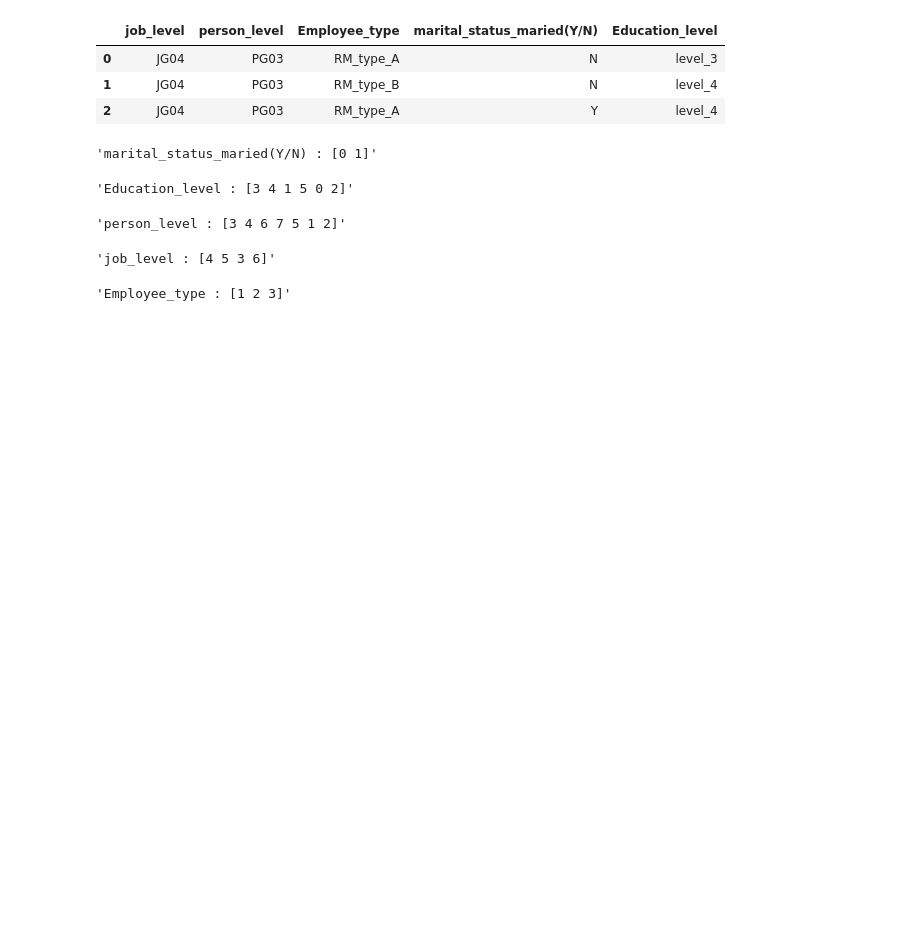
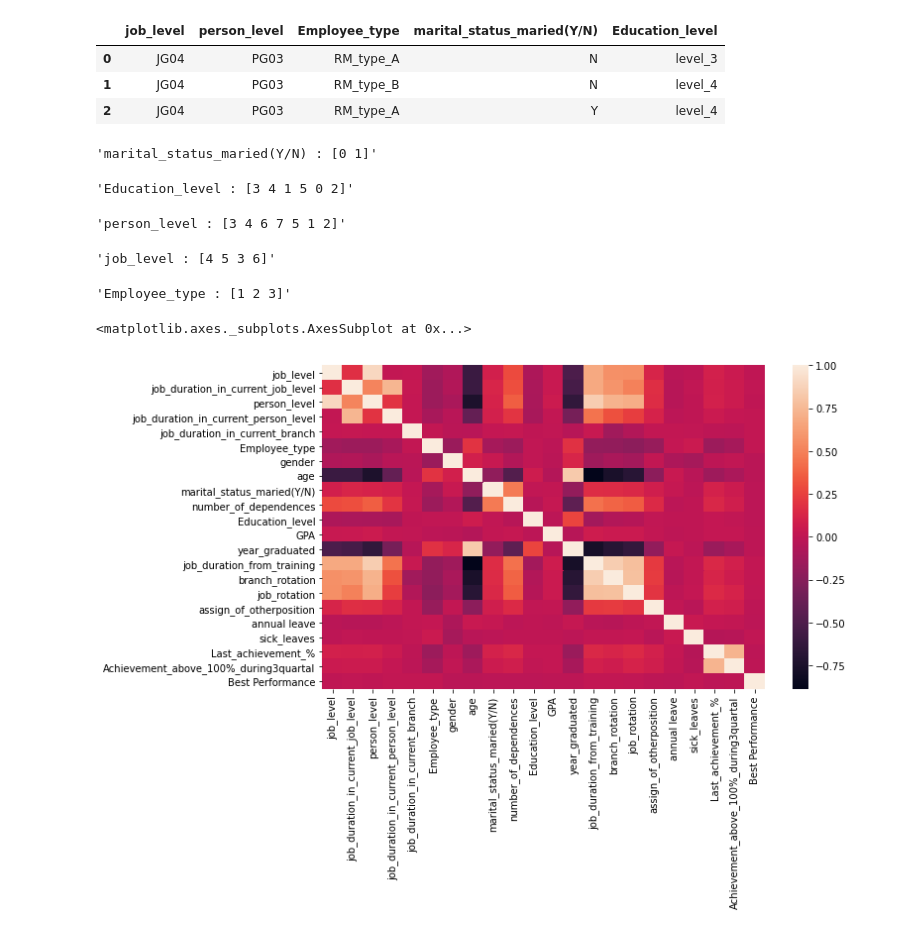
Before and after one commit to raissadvy/day17_300days_codechallenge, a Jupyter notebook: init_3.ipynb, the cells around one changed output. Saved outputs shown, nothing was run; the diff lists cells and outputs as text; code cells hidden in the pictures; blank space fills up the shorter version.

```diff
--- a/init_3.ipynb
+++ b/init_3.ipynb
@@ -167,16 +171,16 @@ memory usage: 2.1 MB
 # %%
-# df_train['Education_level'] = df_train['Education_level'].apply(lambda x: x.replace("level_", "")).astype('int32')
+df_train['Education_level'] = df_train['Education_level'].apply(lambda x: x.replace("level_", "")).astype('int32')
 display(f"Education_level : {df_train['Education_level'].unique()}")
 print()
-# df_train['person_level'] = df_train['person_level'].apply(lambda x: x.replace("PG0", "")).astype('int32')
+df_train['person_level'] = df_train['person_level'].apply(lambda x: x.replace("PG0", "")).astype('int32')
 display(f"person_level : {df_train['person_level'].unique()}")
 print()
-# df_train['job_level'] = df_train['job_level'].apply(lambda x: x.replace("JG0", "")).astype('int32')
+df_train['job_level'] = df_train['job_level'].apply(lambda x: x.replace("JG0", "")).astype('int32')
 display(f"job_level : {df_train['job_level'].unique()}")
 # %% [output]
 'Education_level : [0 1 2 3 4 5]'
 'person_level : [3 6 5 4 7 2 1 8]'
 'job_level : [4 5 3]'
 # %%
-# df_train['Employee_type'] = df_train['Employee_type'].apply(lambda x: 1 if x=='RM_type_A' else (2 if x=='RM_type_B' else 3))
+df_train['Employee_type'] = df_train['Employee_type'].apply(lambda x: 1 if x=='RM_type_A' else (2 if x=='RM_type_B' else 3))
 display(f"Employee_type : {df_train['Employee_type'].unique()}")
@@ -242,4 +248,11 @@ df_test['Employee_type'] = df_test['Employee_type'].apply(lambda x: 1 if x=='RM_
 display(f"Employee_type : {df_test['Employee_type'].unique()}")
 # %% [output]
 'Employee_type : [1 2 3]'
+# %%
+
+plt.figure(figsize=(10,6))
+sns.heatmap(df_train.corr())
+# %% [output]
+<matplotlib.axes._subplots.AxesSubplot at 0x...>
+[figure, added]
 # %%
```
Also changed, not shown: parts of 19 cells of this notebook.
